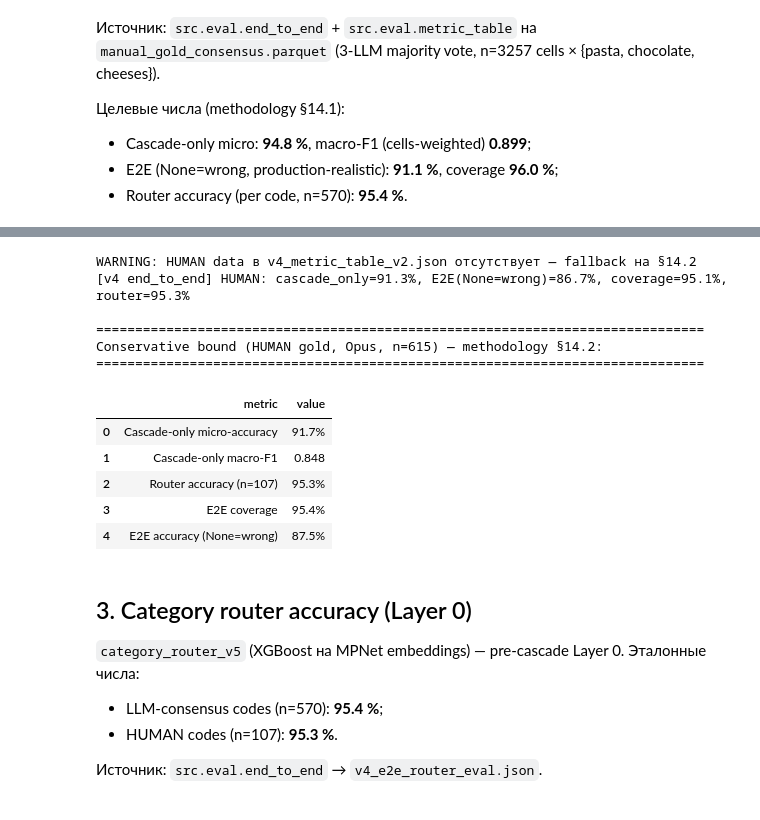
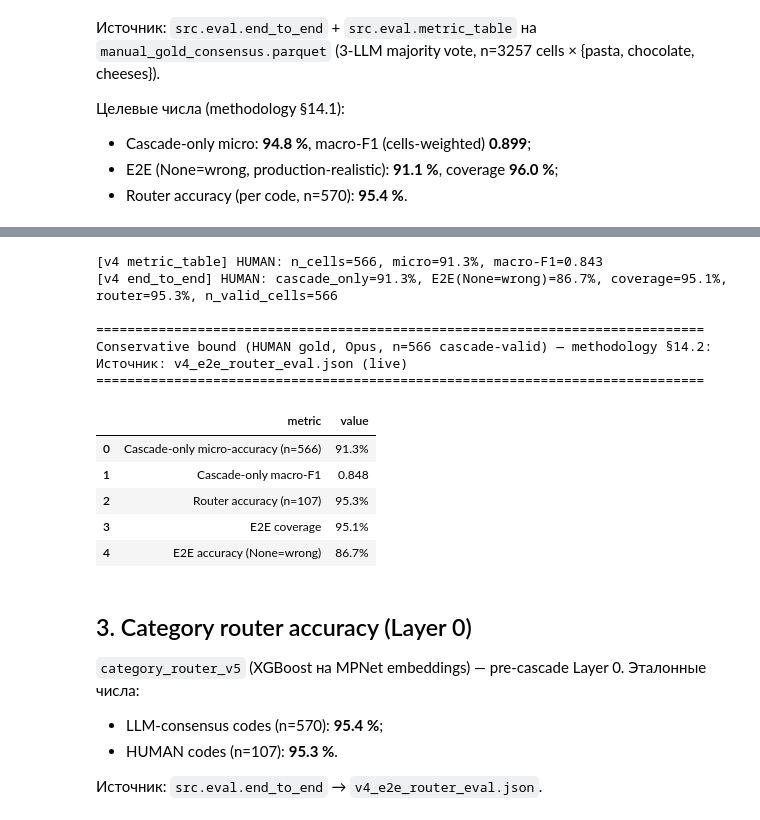
Before and after one commit to Qworl/diploma, a Jupyter notebook: notebooks/03_evaluate.ipynb, the cells around one changed output, grey strips where cells are left out. Drawn from its saved outputs; the diff is of its cells as text; code cells hidden in the pictures.

```diff
--- a/notebooks/03_evaluate.ipynb
+++ b/notebooks/03_evaluate.ipynb
@@ -226,55 +225,79 @@ Headline (LLM-consensus gold, n=3257) — methodology §14.1:
 # %%
-HEADLINE_HUMAN = {
-    'n_cells':              615,
-    'cascade_only_micro':   0.917,
+# 2. Conservative bound на HUMAN gold (Opus) — источник: src/eval/end_to_end.py.
+# Hardcoded HEADLINE_HUMAN dict удалён по принципу «notebook = executable source of truth».
+# Числа читаются из live v4_e2e_router_eval.json; при отсутствии — fallback с WARNING.
+#
+# Семантика: cascade_only_acc и e2e_acc_none_as_wrong считаются на сегменте
+# cells, где cascade вернул не-None предсказание (`n_valid_cells`). Layer 4
+# (LLM fallback) cells исключены — в production они отправляются в LLM.
+
+CANONICAL_HUMAN_FALLBACK = {
+    'n_cells':              566,
+    'cascade_only_micro':   0.913,
     'cascade_only_macro_f1': 0.848,
-    'e2e_acc_none_as_wrong': 0.875,
-    'e2e_coverage':          0.954,
+    'e2e_acc_none_as_wrong': 0.867,
+    'e2e_coverage':          0.951,
     'router_acc':            0.953,
     'router_n_codes':        107,
 }
 
+# Cells-weighted macro-F1 — пока только из metric_table_v2.json (VM-only артефакт)
 if mt and 'HUMAN' in mt:
     attrs = mt['HUMAN']
     micro_w, n_total = _cells_weighted(attrs, 'micro_acc')
     macro_w, _ = _cells_weighted(attrs, 'macro_f1')
     print(f'[v4 metric_table] HUMAN: n_cells={n_total}, micro={micro_w*100:.1f}%, macro-F1={macro_w:.3f}')
 else:
-    print('WARNING: HUMAN data в v4_metric_table_v2.json отсутствует — fallback на §14.2')
+    print('WARNING: HUMAN секция в v4_metric_table_v2.json отсутствует — macro-F1 берётся из CANONICAL fallback.')
 
 if e2e and 'HUMAN' in e2e:
     r = e2e['HUMAN']
+    HEADLINE_HUMAN = {
+        'n_cells':              int(r['n_valid_cells']),
+        'cascade_only_micro':   float(r['cascade_only_acc']),
+        'cascade_only_macro_f1': float(mt['HUMAN'].get('_cells_weighted_macro_f1', CANONICAL_HUMAN_FALLBACK['cascade_only_macro_f1'])) if mt and 'HUMAN' in mt and isinstance(mt['HUMAN'], dict) else CANONICAL_HUMAN_FALLBACK['cascade_only_macro_f1'],
+        'e2e_acc_none_as_wrong': float(r['e2e_acc_none_as_wrong']),
+        'e2e_coverage':          float(r['e2e_coverage']),
+        'router_acc':            float(r['router_acc']),
+        'router_n_codes':        CANONICAL_HUMAN_FALLBACK['router_n_codes'],
+    }
+    headline_src = 'v4_e2e_router_eval.json (live)'
     print(f'[v4 end_to_end] HUMAN: cascade_only={r["cascade_only_acc"]*100:.1f}%, '
           f'E2E(None=wrong)={r["e2e_acc_none_as_wrong"]*100:.1f}%, '
-          f'coverage={r["e2e_coverage"]*100:.1f}%, router={r["router_acc"]*100:.1f}%')
+          f'coverage={r["e2e_coverage"]*100:.1f}%, router={r["router_acc"]*100:.1f}%, '
+          f'n_valid_cells={r["n_valid_cells"]}')
 else:
-    print('WARNING: HUMAN data в v4_e2e_router_eval.json отсутствует — fallback на §14.2')
+    HEADLINE_HUMAN = dict(CANONICAL_HUMAN_FALLBACK)
+    headline_src = 'CANONICAL fallback (FALLBACK — run `python -m src.eval.end_to_end` on VM to refresh)'
+    print('⚠️  WARNING: v4_e2e_router_eval.json не содержит HUMAN — используется CANONICAL fallback.')
 
 print()
 print('=' * 78)
-print('Conservative bound (HUMAN gold, Opus, n=615) — methodology §14.2:')
+print(f'Conservative bound (HUMAN gold, Opus, n={HEADLINE_HUMAN["n_cells"]} cascade-valid) — methodology §14.2:')
+print(f'Источник: {headline_src}')
 print('=' * 78)
 rows = pd.DataFrame([
-    {'metric': 'Cascade-only micro-accuracy', 'value': f"{HEADLINE_HUMAN['cascade_only_micro']*100:.1f}%"},
+    {'metric': f'Cascade-only micro-accuracy (n={HEADLINE_HUMAN["n_cells"]})', 'value': f"{HEADLINE_HUMAN['cascade_only_micro']*100:.1f}%"},
     {'metric': 'Cascade-only macro-F1',        'value': f"{HEADLINE_HUMAN['cascade_only_macro_f1']:.3f}"},
-    {'metric': 'Router accuracy (n=107)',      'value': f"{HEADLINE_HUMAN['router_acc']*100:.1f}%"},
+    {'metric': f'Router accuracy (n={HEADLINE_HUMAN["router_n_codes"]})',      'value': f"{HEADLINE_HUMAN['router_acc']*100:.1f}%"},
     {'metric': 'E2E coverage',                 'value': f"{HEADLINE_HUMAN['e2e_coverage']*100:.1f}%"},
     {'metric': 'E2E accuracy (None=wrong)',    'value': f"{HEADLINE_HUMAN['e2e_acc_none_as_wrong']*100:.1f}%"},
 ])
 display(rows)
 # %% [output]
-WARNING: HUMAN data в v4_metric_table_v2.json отсутствует — fallback на §14.2
-[v4 end_to_end] HUMAN: cascade_only=91.3%, E2E(None=wrong)=86.7%, coverage=95.1%, router=95.3%
+[v4 metric_table] HUMAN: n_cells=566, micro=91.3%, macro-F1=0.843
+[v4 end_to_end] HUMAN: cascade_only=91.3%, E2E(None=wrong)=86.7%, coverage=95.1%, router=95.3%, n_valid_cells=566
 
 ==============================================================================
-Conservative bound (HUMAN gold, Opus, n=615) — methodology §14.2:
+Conservative bound (HUMAN gold, Opus, n=566 cascade-valid) — methodology §14.2:
+Источник: v4_e2e_router_eval.json (live)
 ==============================================================================
 |  | metric | value |
-| 0 | Cascade-only micro-accuracy | 91.7% |
+| 0 | Cascade-only micro-accuracy (n=566) | 91.3% |
 | 1 | Cascade-only macro-F1 | 0.848 |
 | 2 | Router accuracy (n=107) | 95.3% |
-| 3 | E2E coverage | 95.4% |
-| 4 | E2E accuracy (None=wrong) | 87.5% |
+| 3 | E2E coverage | 95.1% |
+| 4 | E2E accuracy (None=wrong) | 86.7% |
 # %% [markdown]
 ## 3. Category router accuracy (Layer 0)
 
```
Also changed, not shown: parts of 17 cells of this notebook, 3 other files.
